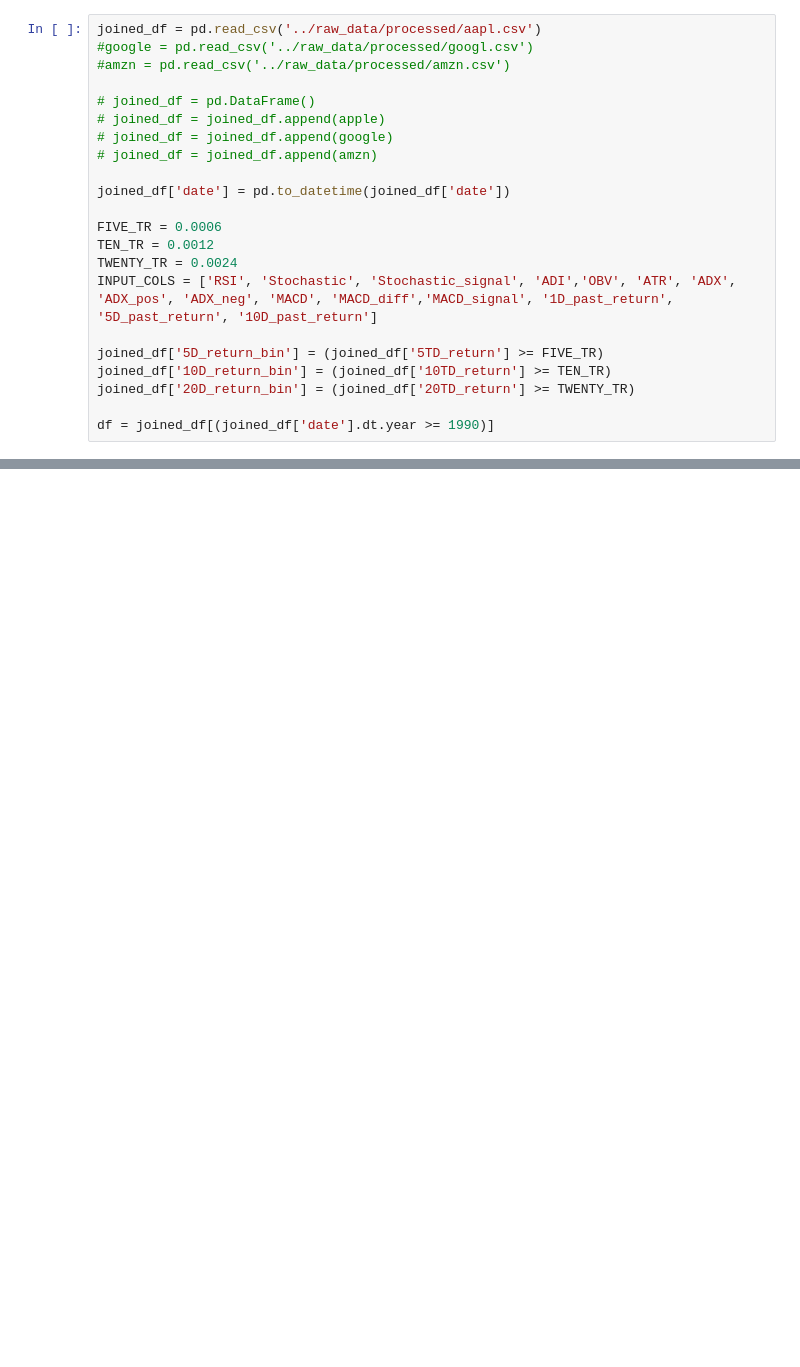
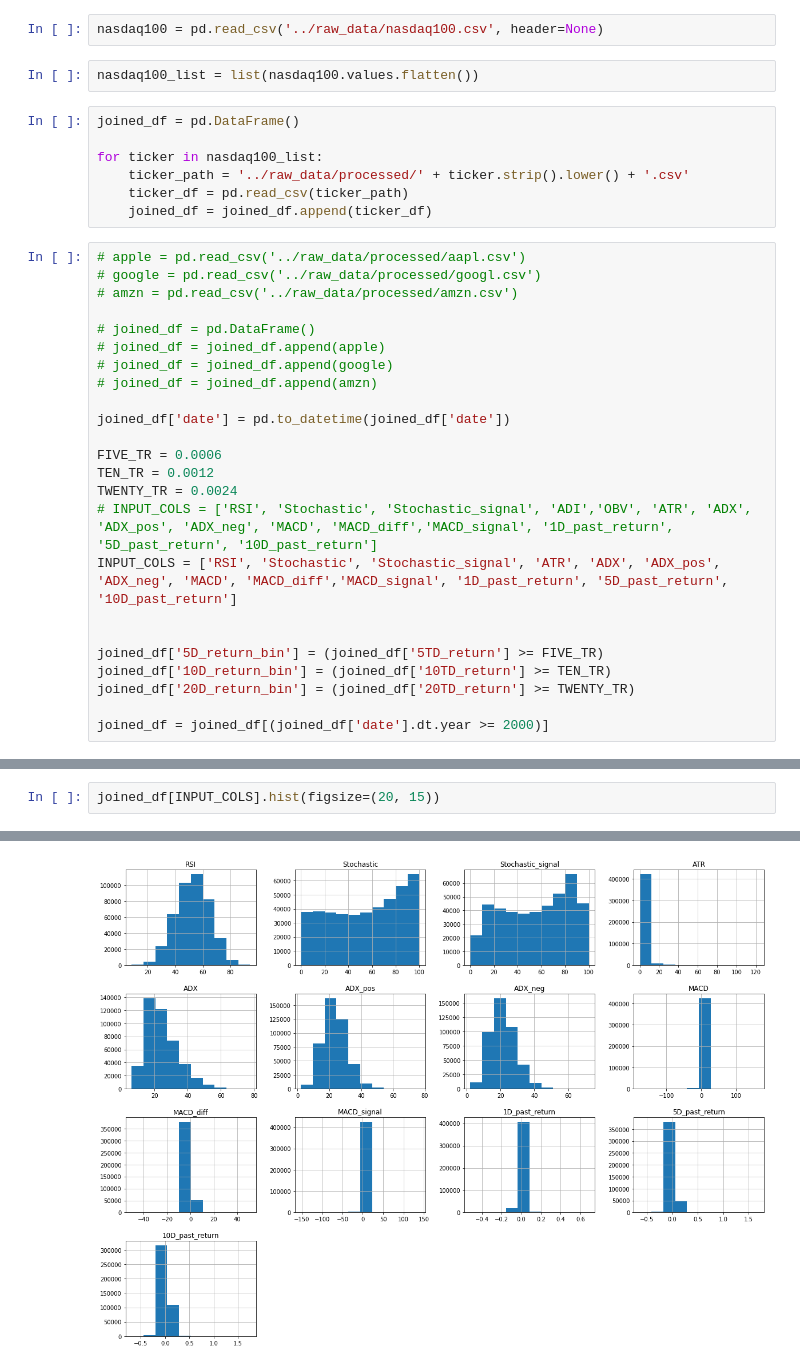
Before and after one commit to marcin-sobocinski/mlchartist, a Jupyter notebook: notebooks/random_many_comp.ipynb, the cells around one changed output, grey strips where cells are left out. Drawn from its saved outputs; the diff is of its cells as text; blank space fills up the shorter version.

```diff
--- a/notebooks/random_many_comp.ipynb
+++ b/notebooks/random_many_comp.ipynb
@@ -4,10 +4,21 @@ from mlchartist.preprocessing import train_test_split
 
 import pandas as pd
 import numpy as np
+# %%
+nasdaq100 = pd.read_csv('../raw_data/nasdaq100.csv', header=None)
+# %%
+nasdaq100_list = list(nasdaq100.values.flatten())
+# %%
+joined_df = pd.DataFrame()
+
+for ticker in nasdaq100_list:
+    ticker_path = '../raw_data/processed/' + ticker.strip().lower() + '.csv'
+    ticker_df = pd.read_csv(ticker_path)
+    joined_df = joined_df.append(ticker_df)
 # %%
-joined_df = pd.read_csv('../raw_data/processed/aapl.csv')
-#google = pd.read_csv('../raw_data/processed/googl.csv')
-#amzn = pd.read_csv('../raw_data/processed/amzn.csv')
+# apple = pd.read_csv('../raw_data/processed/aapl.csv')
+# google = pd.read_csv('../raw_data/processed/googl.csv')
+# amzn = pd.read_csv('../raw_data/processed/amzn.csv')
 
 # joined_df = pd.DataFrame()
 # joined_df = joined_df.append(apple)
@@ -19,10 +30,12 @@ joined_df['date'] = pd.to_datetime(joined_df['date'])
 FIVE_TR = 0.0006
 TEN_TR = 0.0012
 TWENTY_TR = 0.0024
-INPUT_COLS = ['RSI', 'Stochastic', 'Stochastic_signal', 'ADI','OBV', 'ATR', 'ADX', 'ADX_pos', 'ADX_neg', 'MACD', 'MACD_diff','MACD_signal', '1D_past_return', '5D_past_return', '10D_past_return']
+# INPUT_COLS = ['RSI', 'Stochastic', 'Stochastic_signal', 'ADI','OBV', 'ATR', 'ADX', 'ADX_pos', 'ADX_neg', 'MACD', 'MACD_diff','MACD_signal', '1D_past_return', '5D_past_return', '10D_past_return']
+INPUT_COLS = ['RSI', 'Stochastic', 'Stochastic_signal', 'ATR', 'ADX', 'ADX_pos', 'ADX_neg', 'MACD', 'MACD_diff','MACD_signal', '1D_past_return', '5D_past_return', '10D_past_return']
+
 
 joined_df['5D_return_bin'] = (joined_df['5TD_return'] >= FIVE_TR)
 joined_df['10D_return_bin'] = (joined_df['10TD_return'] >= TEN_TR)
 joined_df['20D_return_bin'] = (joined_df['20TD_return'] >= TWENTY_TR)
 
-df = joined_df[(joined_df['date'].dt.year >= 1990)]
+joined_df = joined_df[(joined_df['date'].dt.year >= 2000)]
@@ -53,0 +60,3 @@ Index(['ticker', 'date', 'RSI', 'Stochastic', 'Stochastic_signal', 'ADI',
+# %%
+joined_df[INPUT_COLS].hist(figsize=(20, 15))
+# %% [output]
@@ -54,2 +77,3 @@ Index(['ticker', 'date', 'RSI', 'Stochastic', 'Stochastic_signal', 'ADI',
+[figure, added]
 # %%
 
```
Also changed, not shown: parts of 14 cells of this notebook, 1 other file.
